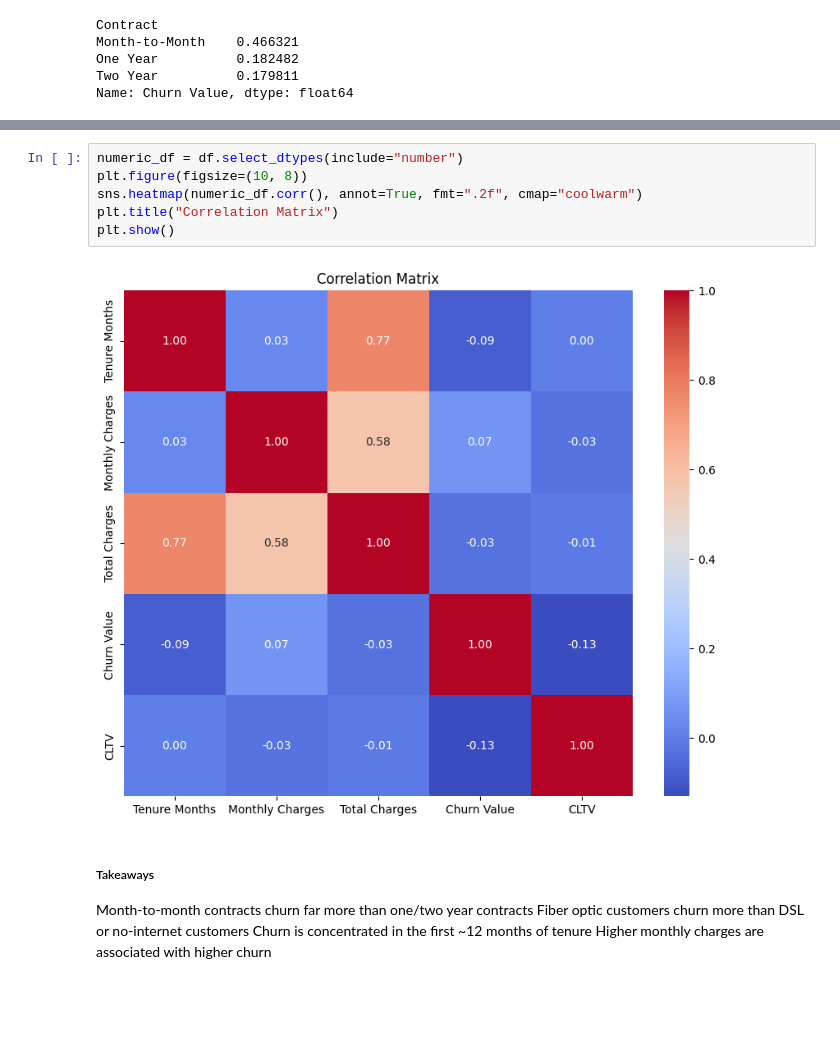
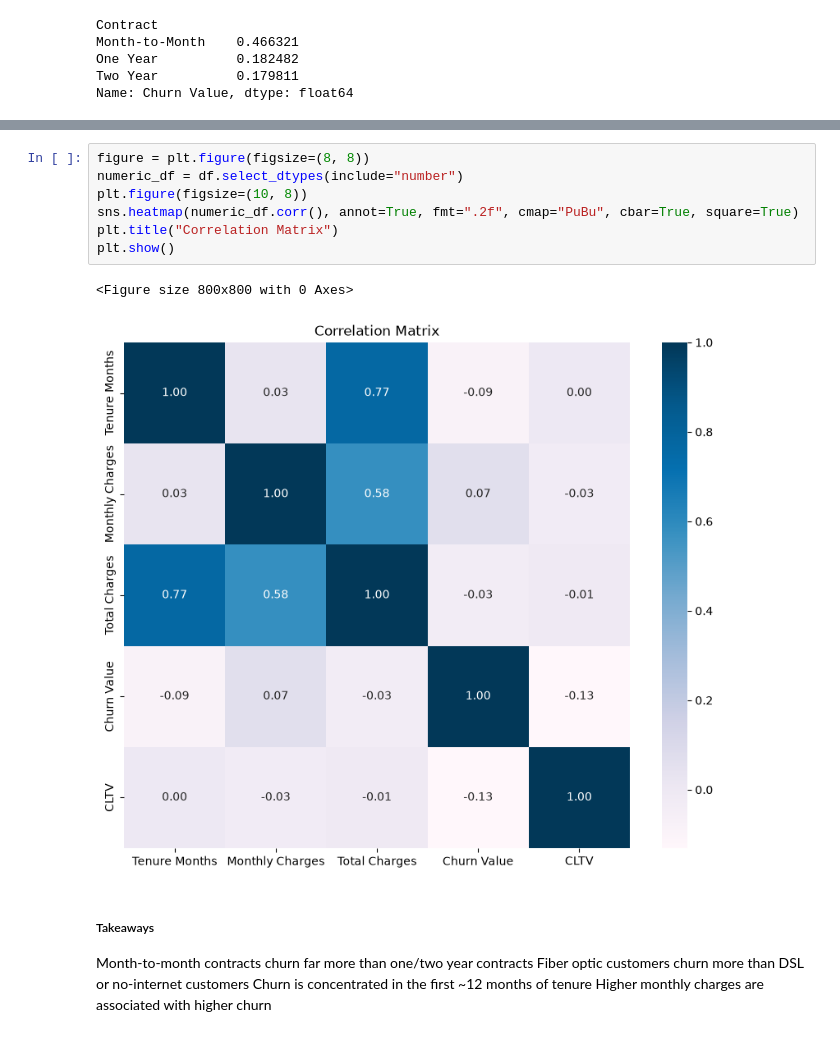
Before and after one commit to Hina-Akram04/Customer-Churn, a Jupyter notebook: notebooks/eda.ipynb, the cells around one changed output, grey strips where cells are left out. Saved outputs shown, nothing was run; the diff lists cells and outputs as text; blank space fills up the shorter version.

```diff
--- a/notebooks/eda.ipynb
+++ b/notebooks/eda.ipynb
@@ -58,11 +62,13 @@ plt.show()
 # %%
+figure = plt.figure(figsize=(8, 8))
 numeric_df = df.select_dtypes(include="number")
 plt.figure(figsize=(10, 8))
-sns.heatmap(numeric_df.corr(), annot=True, fmt=".2f", cmap="coolwarm")
+sns.heatmap(numeric_df.corr(), annot=True, fmt=".2f", cmap="PuBu", cbar=True, square=True)
 plt.title("Correlation Matrix")
 plt.show()
 # %% [output]
+<Figure size 800x800 with 0 Axes>
-[figure, old version]
+[figure, new version]
 # %% [markdown]
 ##### Takeaways
 Month-to-month contracts churn far more than one/two year contracts
```
Also changed, not shown: parts of 4 cells of this notebook.
